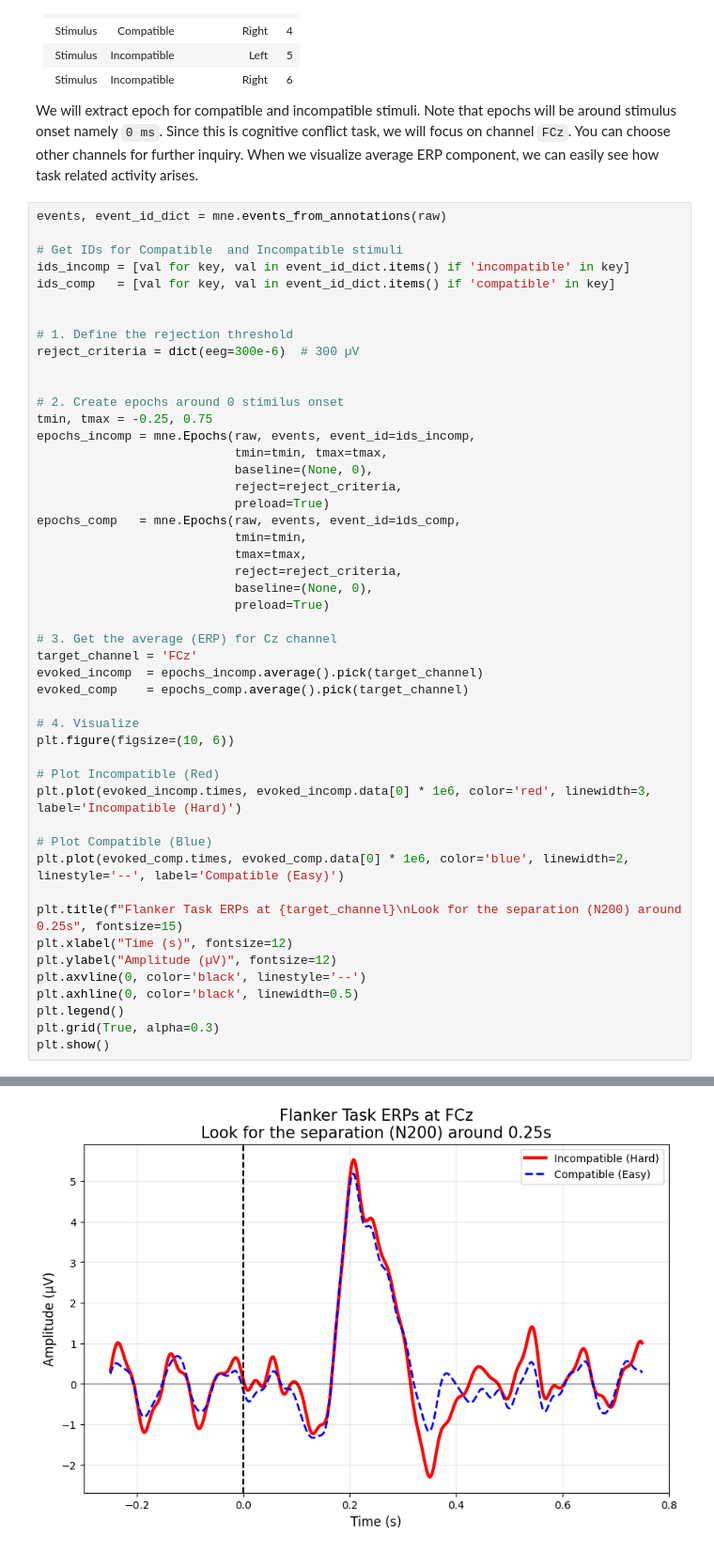
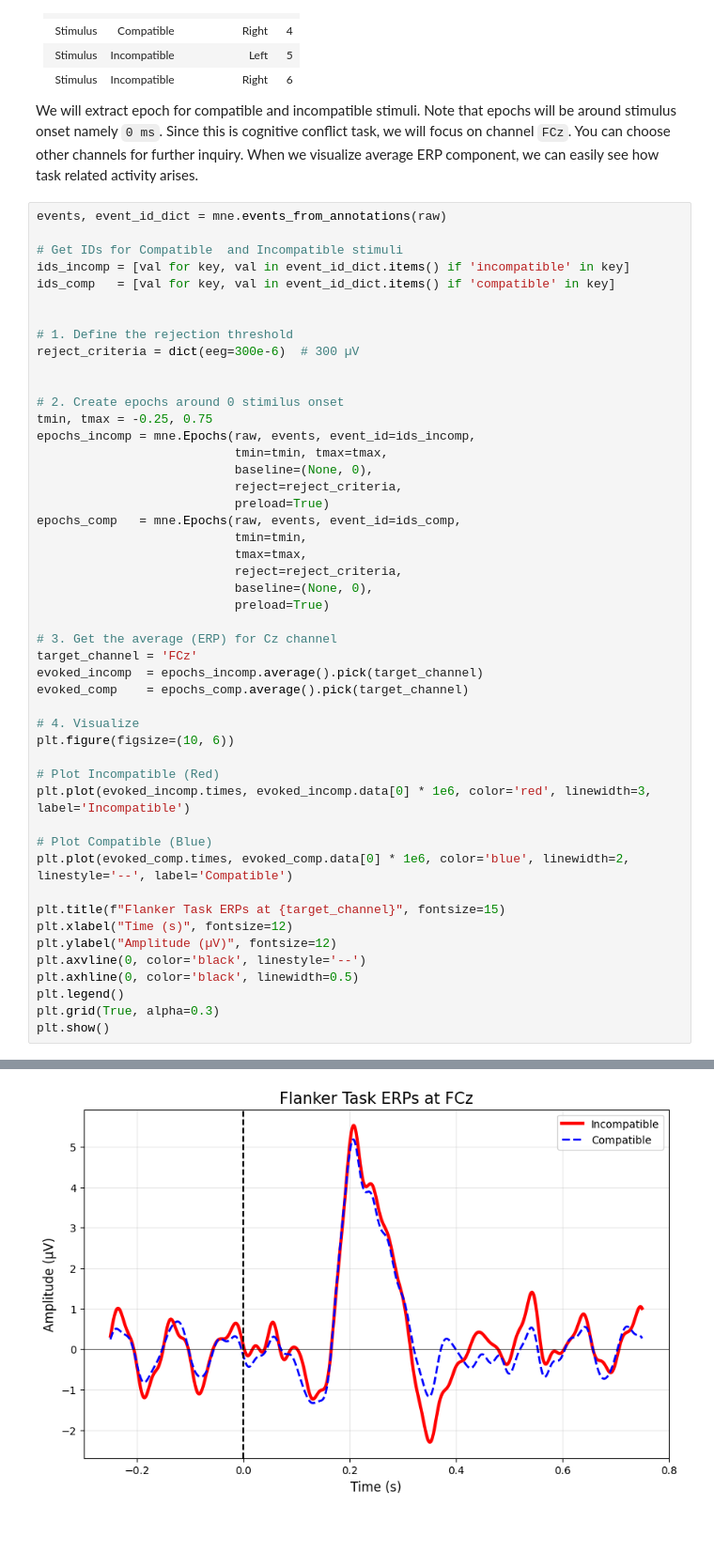
Before and after one commit to fatihonay/Neural-Variability-, a Jupyter notebook: TrialbyTrial.ipynb, the cells around one changed output, grey strips where cells are left out. Shown at 94% size. Cells and saved outputs as stored; diff of their text form.

```diff
--- a/TrialbyTrial.ipynb
+++ b/TrialbyTrial.ipynb
@@ -133,38 +133,38 @@ evoked_comp    = epochs_comp.average().pick(target_channel)
 plt.figure(figsize=(10, 6))
 
 # Plot Incompatible (Red)
-plt.plot(evoked_incomp.times, evoked_incomp.data[0] * 1e6, color='red', linewidth=3, label='Incompatible (Hard)')
+plt.plot(evoked_incomp.times, evoked_incomp.data[0] * 1e6, color='red', linewidth=3, label='Incompatible')
 
 # Plot Compatible (Blue)
-plt.plot(evoked_comp.times, evoked_comp.data[0] * 1e6, color='blue', linewidth=2, linestyle='--', label='Compatible (Easy)')
+plt.plot(evoked_comp.times, evoked_comp.data[0] * 1e6, color='blue', linewidth=2, linestyle='--', label='Compatible')
 
-plt.title(f"Flanker Task ERPs at {target_channel}\nLook for the separation (N200) around 0.25s", fontsize=15)
+plt.title(f"Flanker Task ERPs at {target_channel}", fontsize=15)
 plt.xlabel("Time (s)", fontsize=12)
 plt.ylabel("Amplitude (µV)", fontsize=12)
 plt.axvline(0, color='black', linestyle='--')
 plt.axhline(0, color='black', linewidth=0.5)
 plt.legend()
 plt.grid(True, alpha=0.3)
 plt.show()
 # %% [output]
 Used Annotations descriptions: [np.str_('response/left'), np.str_('response/right'), np.str_('stimulus/compatible/target_left'), np.str_('stimulus/compatible/target_right'), np.str_('stimulus/incompat ...
 Not setting metadata
 200 matching events found
 Setting baseline interval to [-0.25, 0.0] s
 Applying baseline correction (mode: mean)
 Created an SSP operator (subspace dimension = 1)
 1 projection items activated
 Using data from preloaded Raw for 200 events and 1025 original time points ...
     Rejecting  epoch based on EEG : ['F7']
     Rejecting  epoch based on EEG : ['FP1', 'FP2']
     Rejecting  epoch based on EEG : ['F7', 'F4', 'F8', 'FC4']
     Rejecting  epoch based on EEG : ['FP2']
 ... (12 lines left out)
     Rejecting  epoch based on EEG : ['FP1', 'FP2']
     Rejecting  epoch based on EEG : ['F7', 'F4', 'F8', 'FC4']
     Rejecting  epoch based on EEG : ['FP2']
 7 bad epochs dropped
-[figure, old version]
+[figure, new version]
 # %% [markdown]
 # Ovewiev of Trials
 
```
Also changed, not shown: parts of 2 cells of this notebook.
